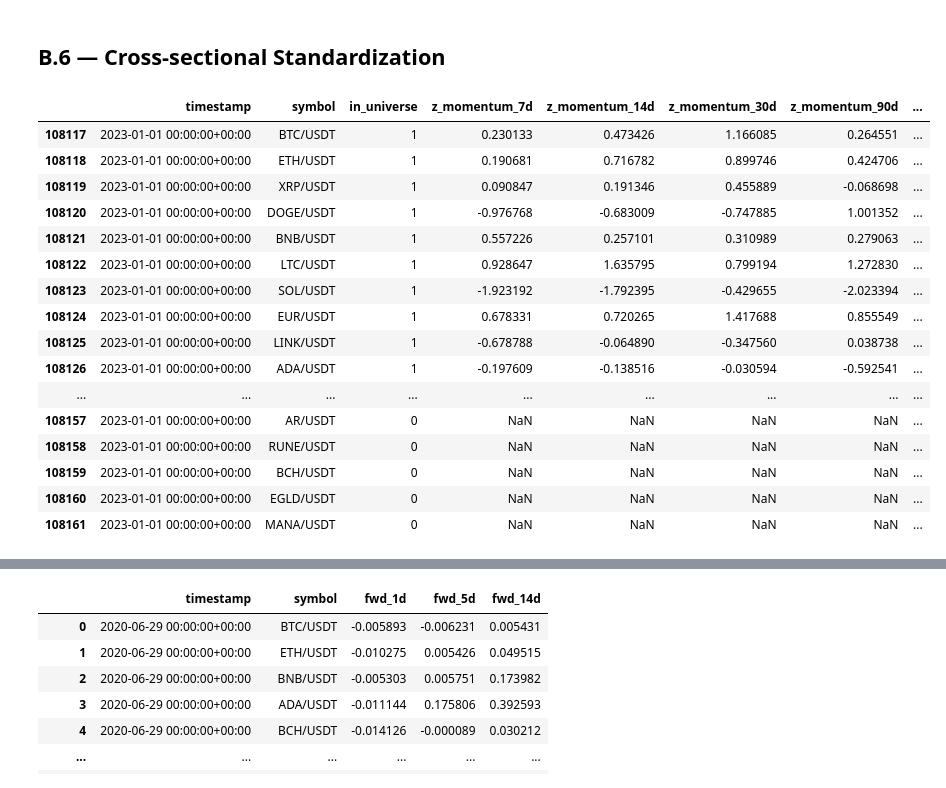
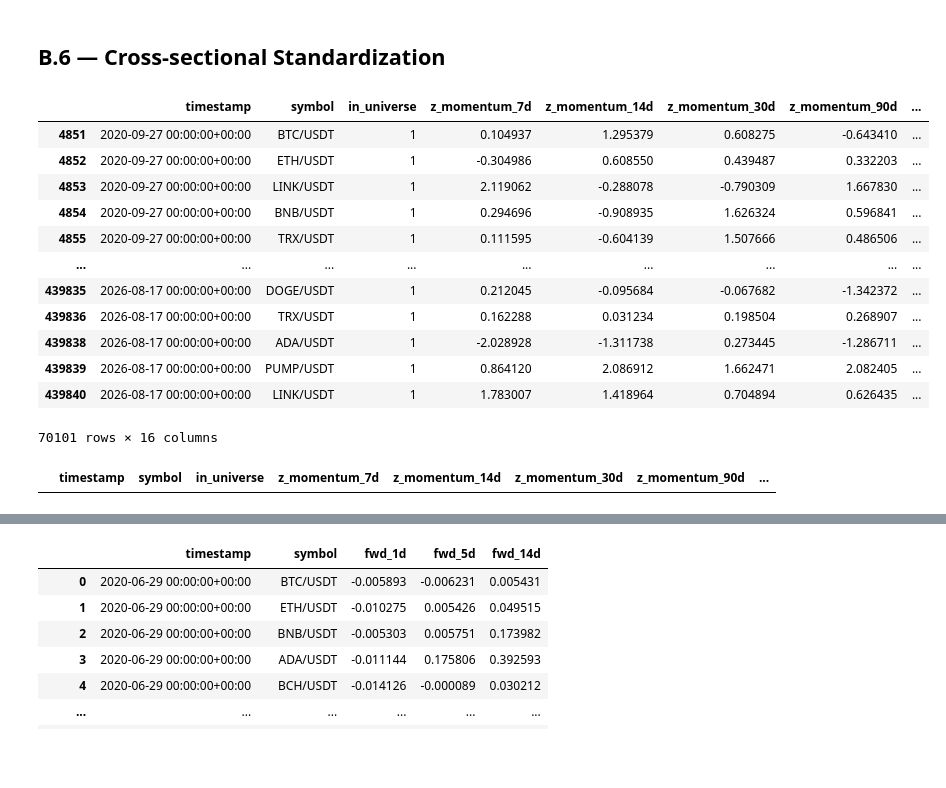
Before and after one commit to HaiNam19/Statistical-Factor-and-Machine-Learning-for-Crypto-Cross-Sectional-Alpha, a Jupyter notebook: notebook_analysis/1_universe_factor_construction.ipynb, the cells around one changed output, grey strips where cells are left out. Drawn from its saved outputs; the diff is of its cells as text; code cells hidden in the pictures; blank space fills up the shorter version.

```diff
--- a/notebook_analysis/1_universe_factor_construction.ipynb
+++ b/notebook_analysis/1_universe_factor_construction.ipynb
@@ -389,7 +405,7 @@ def cal_z_score(factor_value):
         return 0.0
     return (factor_value - mean) / std
 
-def winsorize_series(series, lower=0.01, upper=0.99):
+def winsorize_series(series, lower=0.05, upper=0.95):
     lower_bound = series.quantile(lower)
     upper_bound = series.quantile(upper)
     return series.clip(lower=lower_bound, upper=upper_bound)
@@ -425,30 +441,30 @@ def build_z_score(df):
     return result.drop(columns=columns_to_drop)
 
 result_ver_2 = build_z_score(result_ver_1)
+# %%
+result_ver_2[~np.isnan(result_ver_2["z_momentum_90d"])]
+# %% [output]
+|  | timestamp | symbol | in_universe | z_momentum_7d | z_momentum_14d | z_momentum_30d | z_momentum_90d | ... |
+| 4851 | 2020-09-27 00:00:00+00:00 | BTC/USDT | 1 | 0.104937 | 1.295379 | 0.608275 | -0.643410 | ... |
+| 4852 | 2020-09-27 00:00:00+00:00 | ETH/USDT | 1 | -0.304986 | 0.608550 | 0.439487 | 0.332203 | ... |
+| 4853 | 2020-09-27 00:00:00+00:00 | LINK/USDT | 1 | 2.119062 | -0.288078 | -0.790309 | 1.667830 | ... |
+| 4854 | 2020-09-27 00:00:00+00:00 | BNB/USDT | 1 | 0.294696 | -0.908935 | 1.626324 | 0.596841 | ... |
+| 4855 | 2020-09-27 00:00:00+00:00 | TRX/USDT | 1 | 0.111595 | -0.604139 | 1.507666 | 0.486506 | ... |
+| ... | ... | ... | ... | ... | ... | ... | ... | ... |
+| 439835 | 2026-08-17 00:00:00+00:00 | DOGE/USDT | 1 | 0.212045 | -0.095684 | -0.067682 | -1.342372 | ... |
+| 439836 | 2026-08-17 00:00:00+00:00 | TRX/USDT | 1 | 0.162288 | 0.031234 | 0.198504 | 0.268907 | ... |
+| 439838 | 2026-08-17 00:00:00+00:00 | ADA/USDT | 1 | -2.028928 | -1.311738 | 0.273445 | -1.286711 | ... |
+| 439839 | 2026-08-17 00:00:00+00:00 | PUMP/USDT | 1 | 0.864120 | 2.086912 | 1.662471 | 2.082405 | ... |
+| 439840 | 2026-08-17 00:00:00+00:00 | LINK/USDT | 1 | 1.783007 | 1.418964 | 0.704894 | 0.626435 | ... |
+70101 rows × 16 columns
 # %%
 RESEARCH_START = "2023-01-01"
 RESEARCH_END = "2025-12-31"
 
-research_z = result_ver_2[(result_ver_2["timestamp"] >= RESEARCH_START) & (result_ver_2["timestamp"] <= RESEARCH_END)]
+research_z = result_ver_2[(result_ver_2["timestamp"] >= "2020-01-01") & (result_ver_2["timestamp"] <= "2021-12-31")]
 research_z[(research_z["timestamp"] == "2023-01-01 00:00:00+00:00") ].head(45)
 # %% [output]
 |  | timestamp | symbol | in_universe | z_momentum_7d | z_momentum_14d | z_momentum_30d | z_momentum_90d | ... |
-| 108117 | 2023-01-01 00:00:00+00:00 | BTC/USDT | 1 | 0.230133 | 0.473426 | 1.166085 | 0.264551 | ... |
-| 108118 | 2023-01-01 00:00:00+00:00 | ETH/USDT | 1 | 0.190681 | 0.716782 | 0.899746 | 0.424706 | ... |
-| 108119 | 2023-01-01 00:00:00+00:00 | XRP/USDT | 1 | 0.090847 | 0.191346 | 0.455889 | -0.068698 | ... |
-| 108120 | 2023-01-01 00:00:00+00:00 | DOGE/USDT | 1 | -0.976768 | -0.683009 | -0.747885 | 1.001352 | ... |
-| 108121 | 2023-01-01 00:00:00+00:00 | BNB/USDT | 1 | 0.557226 | 0.257101 | 0.310989 | 0.279063 | ... |
-| 108122 | 2023-01-01 00:00:00+00:00 | LTC/USDT | 1 | 0.928647 | 1.635795 | 0.799194 | 1.272830 | ... |
-| 108123 | 2023-01-01 00:00:00+00:00 | SOL/USDT | 1 | -1.923192 | -1.792395 | -0.429655 | -2.023394 | ... |
-| 108124 | 2023-01-01 00:00:00+00:00 | EUR/USDT | 1 | 0.678331 | 0.720265 | 1.417688 | 0.855549 | ... |
-| 108125 | 2023-01-01 00:00:00+00:00 | LINK/USDT | 1 | -0.678788 | -0.064890 | -0.347560 | 0.038738 | ... |
-| 108126 | 2023-01-01 00:00:00+00:00 | ADA/USDT | 1 | -0.197609 | -0.138516 | -0.030594 | -0.592541 | ... |
-| ... | ... | ... | ... | ... | ... | ... | ... | ... |
-| 108157 | 2023-01-01 00:00:00+00:00 | AR/USDT | 0 | NaN | NaN | NaN | NaN | ... |
-| 108158 | 2023-01-01 00:00:00+00:00 | RUNE/USDT | 0 | NaN | NaN | NaN | NaN | ... |
-| 108159 | 2023-01-01 00:00:00+00:00 | BCH/USDT | 0 | NaN | NaN | NaN | NaN | ... |
-| 108160 | 2023-01-01 00:00:00+00:00 | EGLD/USDT | 0 | NaN | NaN | NaN | NaN | ... |
-| 108161 | 2023-01-01 00:00:00+00:00 | MANA/USDT | 0 | NaN | NaN | NaN | NaN | ... |
 # %%
 D_research_z = result_ver_2[(result_ver_2["timestamp"] >= '2022-01-01') & (result_ver_2["timestamp"] <= '2025-12-31')].reset_index(drop = True)
 D_research_z
```
Also changed, not shown: parts of 5 cells of this notebook, 1 other file.
